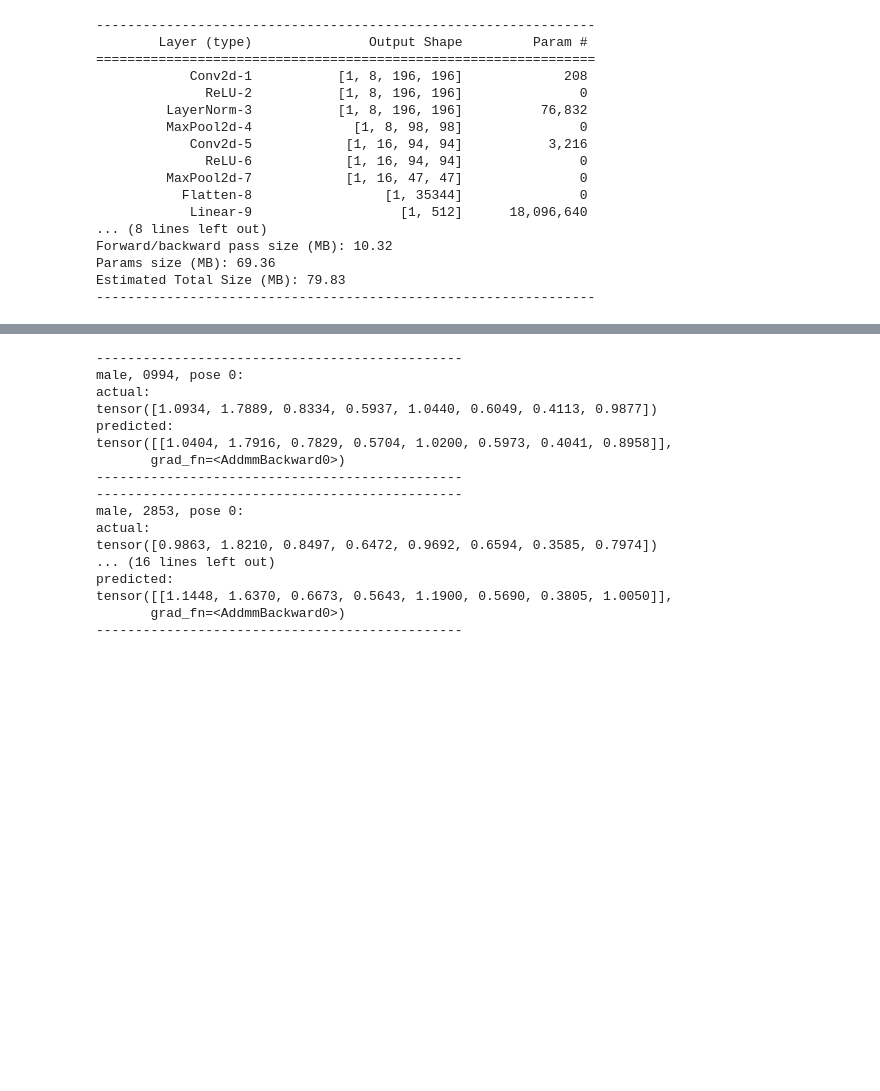
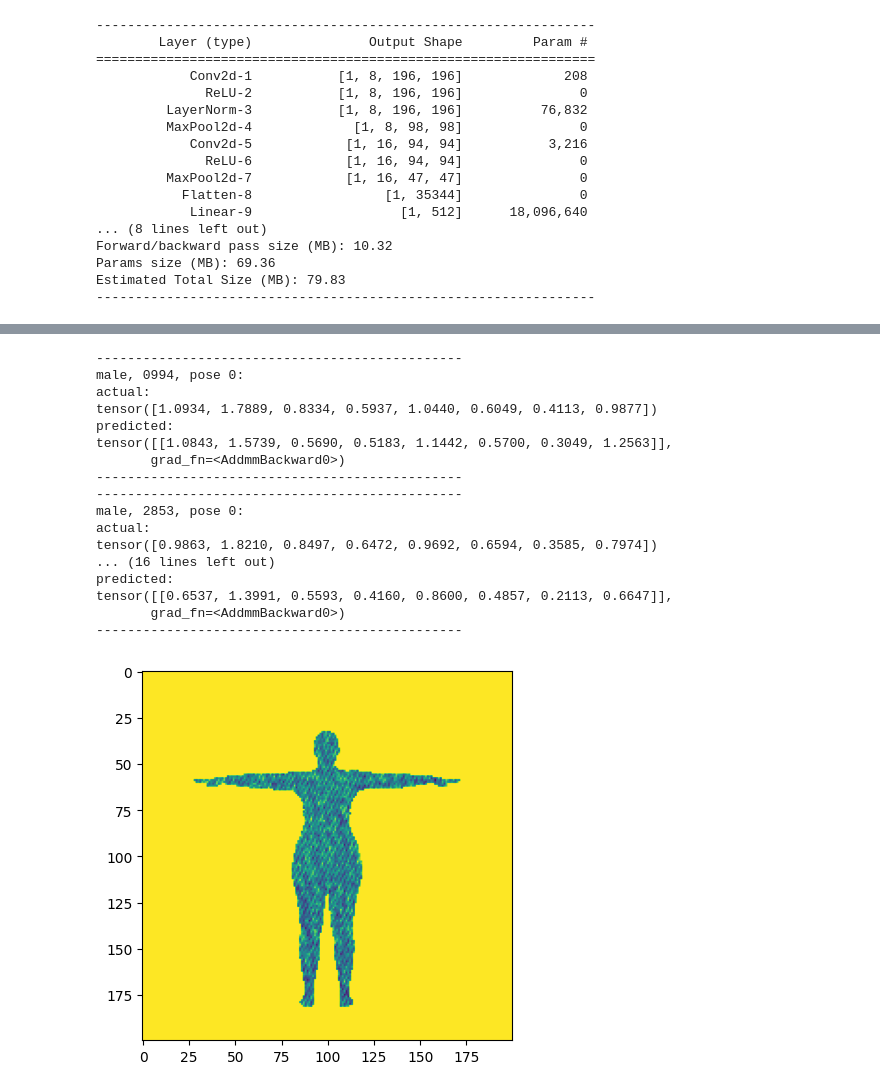
Before and after one commit to jakeng/Pattern2, a Jupyter notebook: CNN.ipynb, the cells around one changed output, grey strips where cells are left out. Saved outputs shown, nothing was run; the diff lists cells and outputs as text; code cells hidden in the pictures; blank space fills up the shorter version.

```diff
--- a/CNN.ipynb
+++ b/CNN.ipynb
@@ -58,10 +69,14 @@ class HumanoidData(Dataset):
 
 device = torch.device('cpu')
 
-humans_annotations_tensor = torch.load('/Users/jakobenglund/Downloads/dataset/tensors/humans_annotation_tensor.pt', map_location=device)
-humans_plain_image_tensor = torch.load('/Users/jakobenglund/Downloads/dataset/tensors/humans_plain_image_tensor.pt', map_location=device)
-humans_one_image_tensor = torch.load('/Users/jakobenglund/Downloads/dataset/tensors/humans_one_image_tensor.pt', map_location=device)
-humans_jeans_image_tensor = torch.load('/Users/jakobenglund/Downloads/dataset/tensors/humans_jeans_image_tensor.pt', map_location=device)
+humans_annotations_tensor = torch.load(
+    '/Users/daniilbarkov/MyProjects/Uni/Pattern2/dataset/tensors/humans_annotation_tensor.pt', map_location=device)
+humans_plain_image_tensor = torch.load(
+    '/Users/daniilbarkov/MyProjects/Uni/Pattern2/dataset/tensors/humans_plain_image_tensor.pt', map_location=device)
+humans_one_image_tensor = torch.load(
+    '/Users/daniilbarkov/MyProjects/Uni/Pattern2/dataset/tensors/humans_one_image_tensor.pt', map_location=device)
+humans_jeans_image_tensor = torch.load(
+    '/Users/daniilbarkov/MyProjects/Uni/Pattern2/dataset/tensors/humans_jeans_image_tensor.pt', map_location=device)
 
 ##############################################################
 # CREATE DATA OBJECTS AND PREPARE THEM FOR THE CNN WITH
@@ -73,7 +88,7 @@ humans_one_dataset = HumanoidData(humans_one_image_tensor, humans_annotations_te
 humans_jeans_dataset = HumanoidData(humans_jeans_image_tensor, humans_annotations_tensor)
 
 # input_dataset goes into the neural net for train/val
-input_dataset = humans_one_dataset
+# input_dataset = humans_one_dataset
 
 ##############################################################
 # OUTPUT
@@ -489,0 +493,4 @@ plt.show()
+# %%
+# Load already trained cnn if provided
+model = (torch.load("/Users/daniilbarkov/MyProjects/Uni/Pattern2/dataset/tensors/k_cross_CNN.pt"))
+model.eval
@@ -513,8 +541,9 @@ print("predicted:")
 print(predict)
 print("-----------------------------------------------")
 
-image, label = input_dataset[2852] # female, 2853, pose 0
+image, label = input_dataset[2852]  # female, 2853, pose 0
 predict = model.forward(image.unsqueeze(0))
+plt.imshow(image)
 
 print("-----------------------------------------------")
 print("male, 2853, pose 0:")
@@ -524,7 +553,7 @@ print("predicted:")
 print(predict)
 print("-----------------------------------------------")
 
-image, label = input_dataset[10103] # male, 1104, pose 1
+image, label = input_dataset[10103]  # male, 1104, pose 1
 predict = model.forward(image.unsqueeze(0))
 
 print("-----------------------------------------------")
@@ -533,33 +562,34 @@ print("actual:")
 print(label)
 print("predicted:")
 print(predict)
 print("-----------------------------------------------")
 
-image, label = input_dataset[6411] # female, 0412, pose 1
+image, label = input_dataset[6411]  # female, 0412, pose 1
 predict = model.forward(image.unsqueeze(0))
 
 print("-----------------------------------------------")
 print("male, 0412, pose 1:")
 print("actual:")
 print(label)
 print("predicted:")
 print(predict)
 print("-----------------------------------------------")
 # %% [output]
 -----------------------------------------------
 male, 0994, pose 0:
 actual:
 tensor([1.0934, 1.7889, 0.8334, 0.5937, 1.0440, 0.6049, 0.4113, 0.9877])
 predicted:
-tensor([[1.0404, 1.7916, 0.7829, 0.5704, 1.0200, 0.5973, 0.4041, 0.8958]],
+tensor([[1.0843, 1.5739, 0.5690, 0.5183, 1.1442, 0.5700, 0.3049, 1.2563]],
        grad_fn=<AddmmBackward0>)
 -----------------------------------------------
 -----------------------------------------------
 male, 2853, pose 0:
 actual:
 tensor([0.9863, 1.8210, 0.8497, 0.6472, 0.9692, 0.6594, 0.3585, 0.7974])
 ... (16 lines left out)
 predicted:
-tensor([[1.1448, 1.6370, 0.6673, 0.5643, 1.1900, 0.5690, 0.3805, 1.0050]],
+tensor([[0.6537, 1.3991, 0.5593, 0.4160, 0.8600, 0.4857, 0.2113, 0.6647]],
        grad_fn=<AddmmBackward0>)
 -----------------------------------------------
+[figure, added]
```
Also changed, not shown: parts of 15 cells of this notebook, 6 other files.
